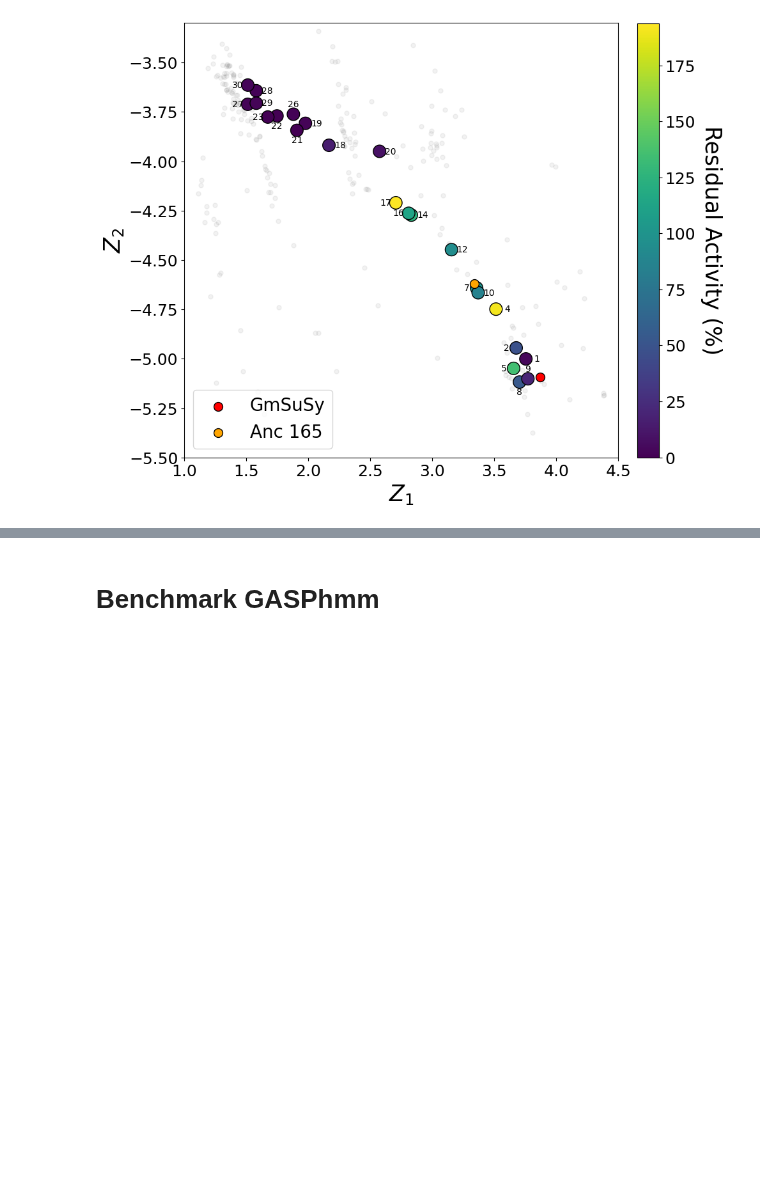
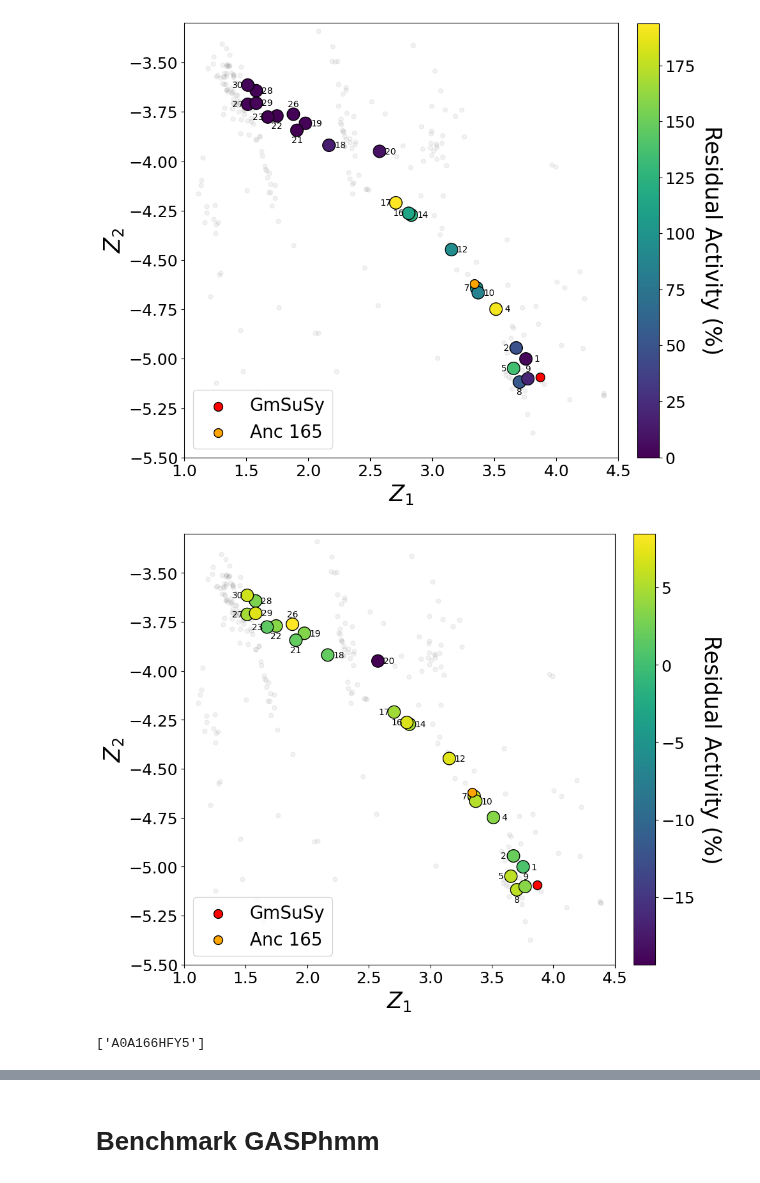
Before and after one commit to daha-la/VAE-enzymes, a Jupyter notebook: vae_notebooks/notebooks/GmSuSy_VAEvis.ipynb, the cells around one changed output, grey strips where cells are left out. Cells and saved outputs as stored; diff of their text form; code cells hidden in the pictures; blank space fills up the shorter version.

```diff
--- a/vae_notebooks/notebooks/GmSuSy_VAEvis.ipynb
+++ b/vae_notebooks/notebooks/GmSuSy_VAEvis.ipynb
@@ -439,0 +495,8 @@ fig_lat.savefig(os.path.join(run.results, f"latent_space_BioM_Zoom_relact.png"))
+# %%
+msa_sel_id = []
+for inbtw in msa_embeddings_sel:
+    for i, emb in enumerate(msa_embeddings):
+        if torch.equal(torch.tensor(emb), torch.tensor(inbtw)):
+            print(msa_keys[i])
+            msa_sel_id.append(msa_keys[i])
+            #print(msa[msa_keys[i]])
@@ -502,3 +583,66 @@ plt.tight_layout()
 fig_lat.savefig(os.path.join(run.results, f"latent_space_BioM_Zoom_resact.png"))
 # %% [output]
 [figure]
+# %%
+run.weights = f'{run.result}/model/vae_fold_0.model'
+latent_space = LatentSpace(run)
+msa_embeddings = latent_space.msa_embeddings["mus"]
+
+
+query_coords = latent_space.key_to_embedding(run.fixed_sequences)
+
+
+fig_lat, ax = plt.subplots(1, 1,figsize=(10,10))
+
+ax.plot(msa_embeddings[:, 0], msa_embeddings[:, 1], '.', alpha=0.1, markersize=10, color='grey',zorder=0)
+#ax.scatter(mu_biomatter[:, 0], mu_biomatter[:, 1], marker='o', s=100, color='green', label='BioMatter Seqs',zorder=1,edgecolors='black')
+ax.scatter(query_coords[0], query_coords[1], marker='o', s=100, color='red', label='GmSuSy',zorder=1,edgecolors='black')
+
+idx_list = []
+for i, ID in enumerate(list(BioMatter.keys())):
+    #Extract the number from the ID, e.g. P1781B1S1 --> 1
+    number = ID.split('S')[-1]
+    if 'S'+str(number) in biomatter_results.index:
+        rel_act = biomatter_results.loc['S'+str(number), 'ResAct']
+        if number in ['1','11', '14','28','29','19','18','20','12','10','4']:
+            dx = 0.09
+            dy = 0.00
+        elif number in ['7','16','30','27','23','17','2','5']:
+            dx = -0.08
+            dy = -0.00
+        elif number in ['21','22','8']:
+            dx = 0
+            dy = -0.05
+        elif number in ['26','9']:
+            dx = 0
+            dy = 0.05
+        else:
+            dx = 0
+            dy = 0
+        ax.annotate(number, (mu_biomatter[i, 0]+dx, mu_biomatter[i, 1]+dy), fontsize=10, color='black', ha='center', va='center')
+        idx_list.append(i)
+
+for i, ID in enumerate(list(AllSuSys.keys())):
+    if ID == 'Ancestral_165':
+        ax.scatter(mu_alt[i, 0], mu_alt[i, 1], marker='o', s=100, color='orange', label='Anc 165',zorder=3,edgecolors='black')
+
+act = ax.scatter(mu_biomatter[idx_list, 0], mu_biomatter[idx_list, 1], marker='o', s=200, c=biomatter_results.Tm, cmap='viridis', zorder=1, edgecolors='black')
+# Project
+ax.legend(loc='lower left', fontsize=20)
+ax.tick_params(labelsize=18)
+ax.set_xlabel(r'$Z_1$', fontsize=25)
+ax.set_ylabel(r'$Z_2$', fontsize=25)
+ax.set_box_aspect(1)
+
+ax.set_xlim(1,4.5)
+ax.set_ylim(-5.5,-3.3)
+
+cb = fig_lat.colorbar(act,ax=ax,fraction=0.04569, pad=0.04)
+cb.ax.tick_params(labelsize=18)
+cb.set_label('Residual Activity (%)',fontsize=25,rotation=270,labelpad=30)
+
+
+plt.tight_layout()
+fig_lat.savefig(os.path.join(run.results, f"latent_space_BioM_Zoom_Tm.png"))
+# %% [output]
+[figure, added]
@@ -504,0 +735,4 @@ fig_lat.savefig(os.path.join(run.results, f"latent_space_BioM_Zoom_resact.png"))
+# %%
+manual_review
+# %% [output]
+['A0A166HFY5']
```
Also changed, not shown: parts of 13 cells of this notebook.
